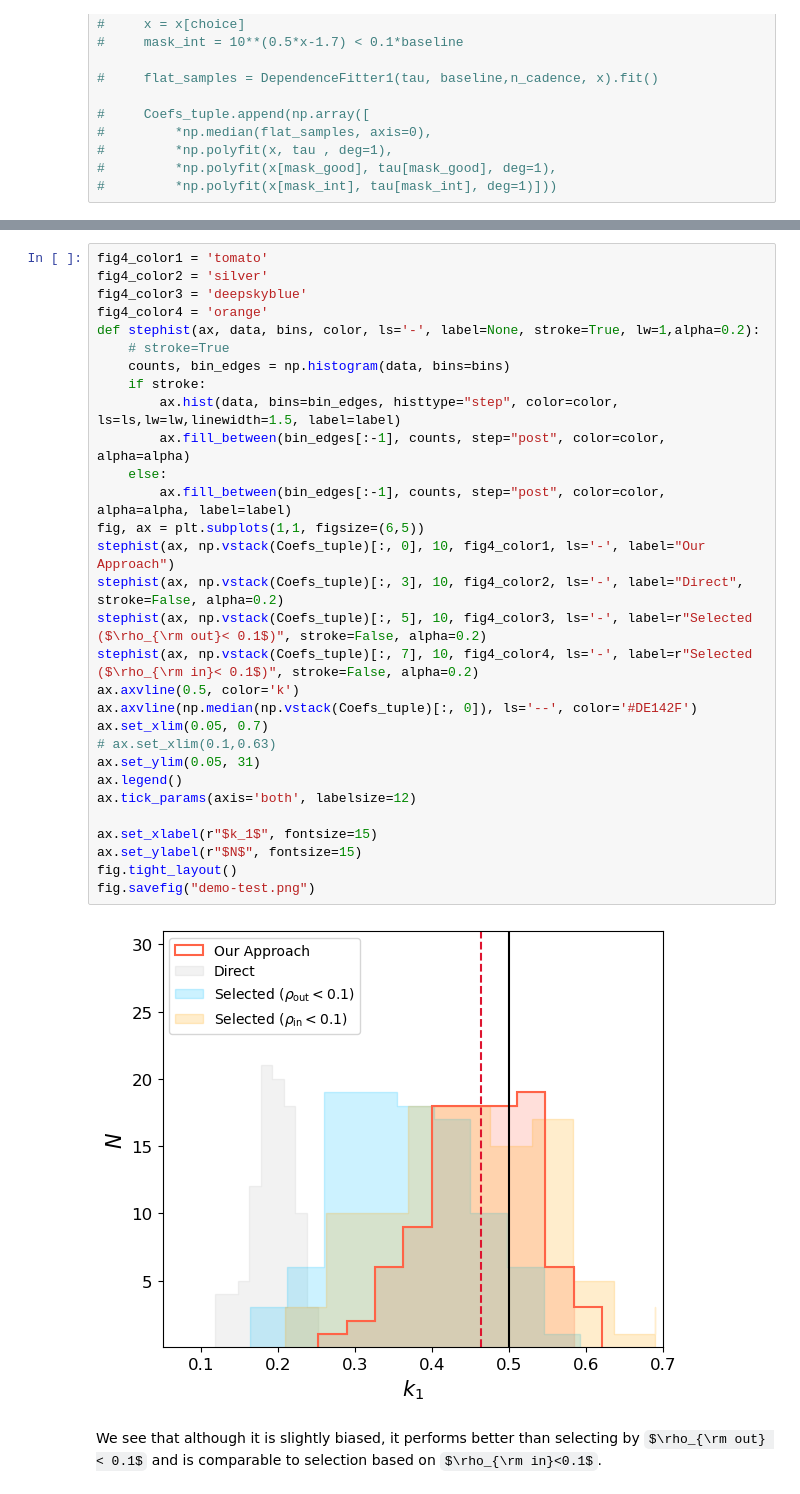
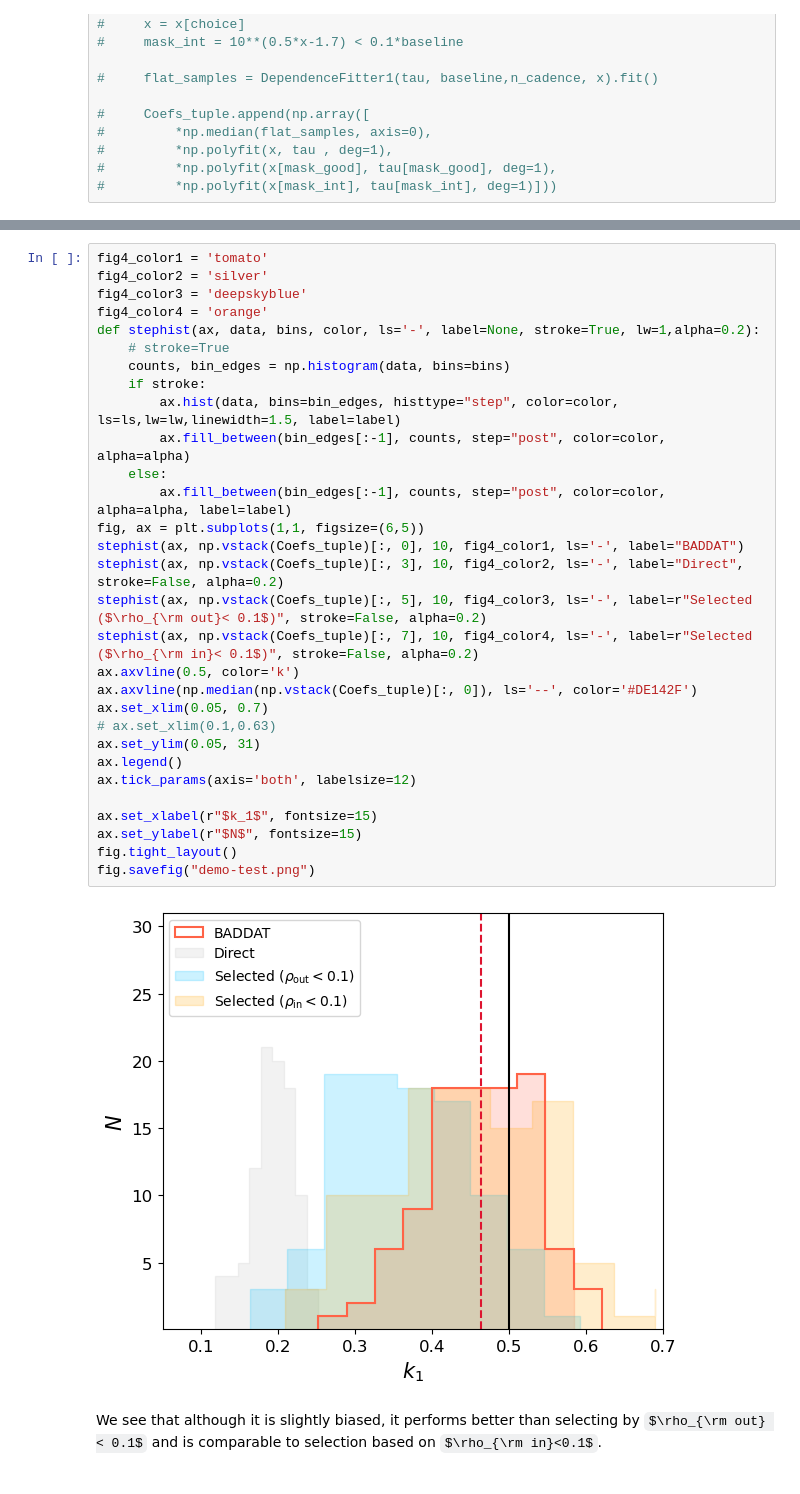
Before and after one commit to xiaris/BADDAT, a Jupyter notebook: demo.ipynb, the cells around one changed output, grey strips where cells are left out. Cells and saved outputs as stored; diff of their text form; some formulas as TeX source.

Commit message:
update name BADDAT

```diff
--- a/demo.ipynb
+++ b/demo.ipynb
@@ -208,34 +210,34 @@ Coefs_tuple = np.load("demo-test.npy")
 # %%
 fig4_color1 = 'tomato'
 fig4_color2 = 'silver'
 fig4_color3 = 'deepskyblue'
 fig4_color4 = 'orange'
 def stephist(ax, data, bins, color, ls='-', label=None, stroke=True, lw=1,alpha=0.2):
     # stroke=True
     counts, bin_edges = np.histogram(data, bins=bins)
     if stroke:
         ax.hist(data, bins=bin_edges, histtype="step", color=color, ls=ls,lw=lw,linewidth=1.5, label=label)
         ax.fill_between(bin_edges[:-1], counts, step="post", color=color, alpha=alpha)
     else:
         ax.fill_between(bin_edges[:-1], counts, step="post", color=color, alpha=alpha, label=label)
 fig, ax = plt.subplots(1,1, figsize=(6,5))
-stephist(ax, np.vstack(Coefs_tuple)[:, 0], 10, fig4_color1, ls='-', label="Our Approach")
+stephist(ax, np.vstack(Coefs_tuple)[:, 0], 10, fig4_color1, ls='-', label="BADDAT")
 stephist(ax, np.vstack(Coefs_tuple)[:, 3], 10, fig4_color2, ls='-', label="Direct", stroke=False, alpha=0.2)
 stephist(ax, np.vstack(Coefs_tuple)[:, 5], 10, fig4_color3, ls='-', label=r"Selected ($\rho_{\rm out}< 0.1$)", stroke=False, alpha=0.2)
 stephist(ax, np.vstack(Coefs_tuple)[:, 7], 10, fig4_color4, ls='-', label=r"Selected ($\rho_{\rm in}< 0.1$)", stroke=False, alpha=0.2)
 ax.axvline(0.5, color='k')
 ax.axvline(np.median(np.vstack(Coefs_tuple)[:, 0]), ls='--', color='#DE142F')
 ax.set_xlim(0.05, 0.7)
 # ax.set_xlim(0.1,0.63)
 ax.set_ylim(0.05, 31)
 ax.legend()
 ax.tick_params(axis='both', labelsize=12)
 
 ax.set_xlabel(r"$k_1$", fontsize=15)
 ax.set_ylabel(r"$N$", fontsize=15)
 fig.tight_layout()
 fig.savefig("demo-test.png")
 # %% [output]
-[figure, old version]
+[figure, new version]
 # %% [markdown]
 We see that although it is slightly biased, it performs better than selecting by $\rho_{\rm out} < 0.1$ and is comparable to selection based on $\rho_{\rm in}<0.1$.
```
Also changed, not shown: parts of 5 cells of this notebook, 29 other files.
